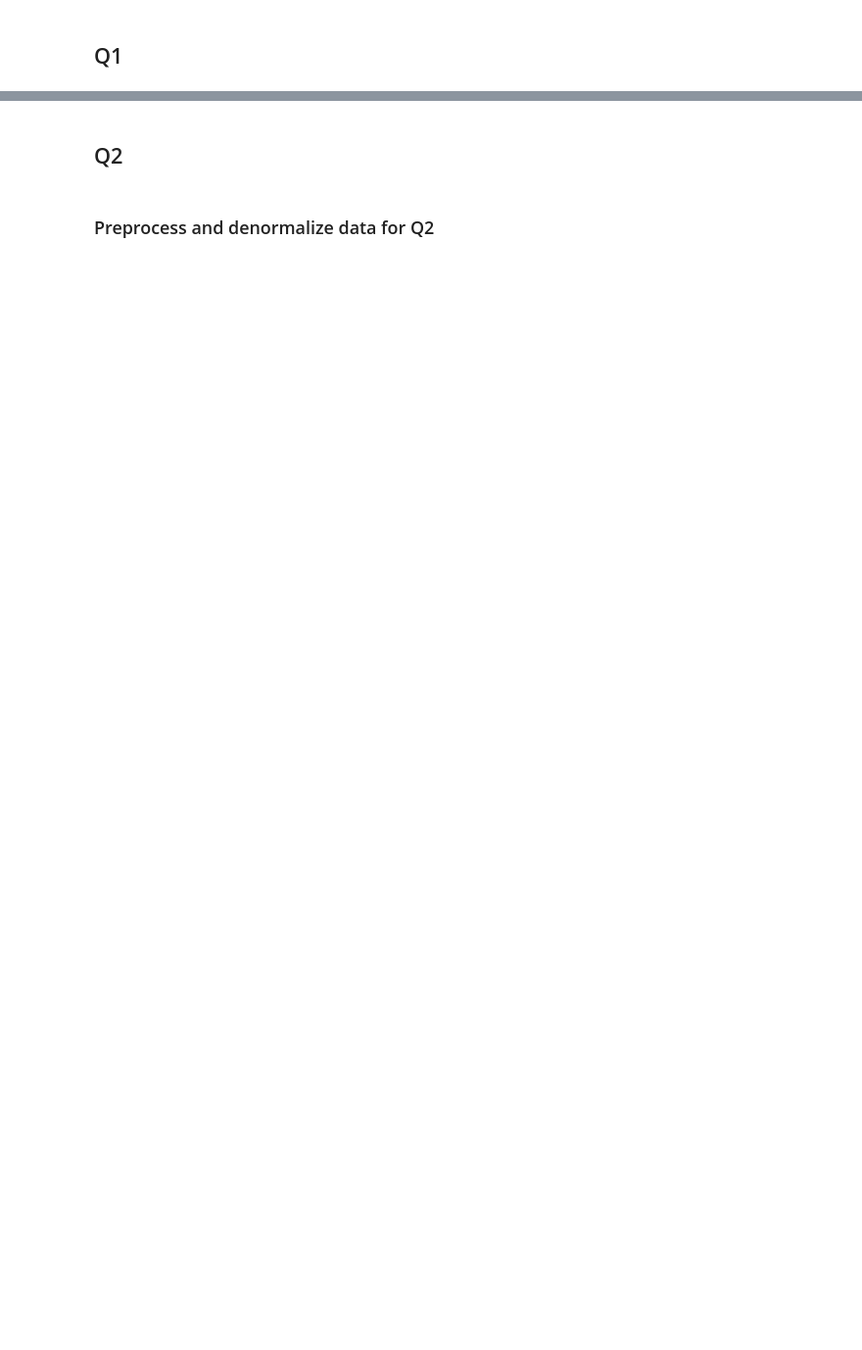
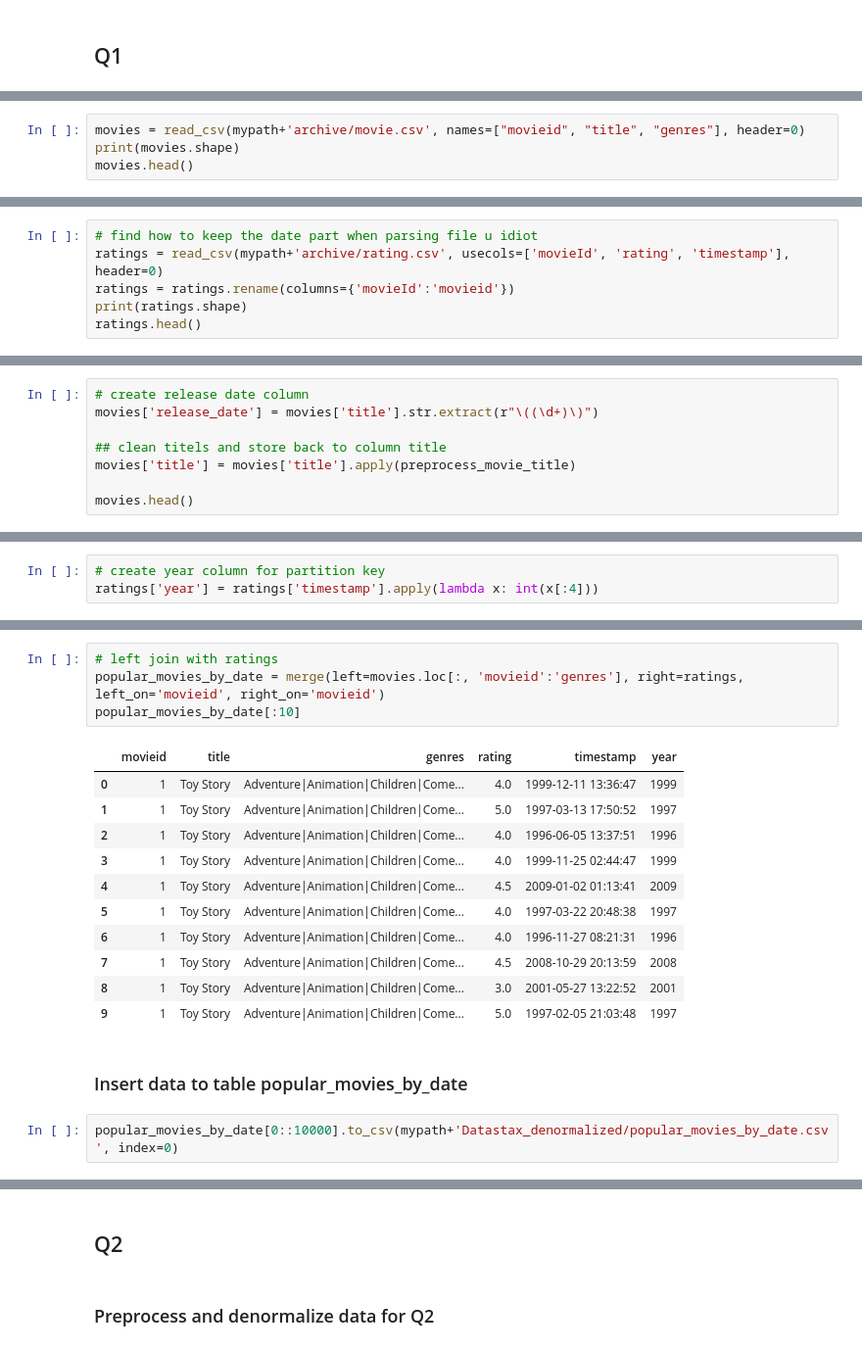
Before and after one commit to gkontogiannhs/Big-Data-Cassandra-Python, a Jupyter notebook: cassandra.ipynb, the cells around one changed output, grey strips where cells are left out. Shown: that part at 98% size. Drawn from its saved outputs; the diff is of its cells as text; blank space fills up the shorter version.

```diff
--- a/cassandra.ipynb
+++ b/cassandra.ipynb
@@ -91,0 +73,4 @@ def insert_into_movies_by_date(df, n):
+# %%
+movies = read_csv(mypath+'archive/movie.csv', names=["movieid", "title", "genres"], header=0)
+print(movies.shape)
+movies.head()
@@ -91,0 +85,6 @@ def insert_into_movies_by_date(df, n):
+# %%
+# find how to keep the date part when parsing file u idiot
+ratings = read_csv(mypath+'archive/rating.csv', usecols=['movieId', 'rating', 'timestamp'], header=0)
+ratings = ratings.rename(columns={'movieId':'movieid'})
+print(ratings.shape)
+ratings.head()
@@ -91,0 +99,8 @@ def insert_into_movies_by_date(df, n):
+# %%
+# create release date column
+movies['release_date'] = movies['title'].str.extract(r"\((\d+)\)")
+
+## clean titels and store back to column title
+movies['title'] = movies['title'].apply(preprocess_movie_title)
+
+movies.head()
@@ -91,0 +116,3 @@ def insert_into_movies_by_date(df, n):
+# %%
+# create year column for partition key
+ratings['year'] = ratings['timestamp'].apply(lambda x: int(x[:4]))
@@ -91,0 +134,20 @@ def insert_into_movies_by_date(df, n):
+# %%
+# left join with ratings
+popular_movies_by_date = merge(left=movies.loc[:, 'movieid':'genres'], right=ratings, left_on='movieid', right_on='movieid')
+popular_movies_by_date[:10]
+# %% [output]
+|  | movieid | title | genres | rating | timestamp | year |
+| 0 | 1 | Toy Story | Adventure|Animation|Children|Come... | 4.0 | 1999-12-11 13:36:47 | 1999 |
+| 1 | 1 | Toy Story | Adventure|Animation|Children|Come... | 5.0 | 1997-03-13 17:50:52 | 1997 |
+| 2 | 1 | Toy Story | Adventure|Animation|Children|Come... | 4.0 | 1996-06-05 13:37:51 | 1996 |
+| 3 | 1 | Toy Story | Adventure|Animation|Children|Come... | 4.0 | 1999-11-25 02:44:47 | 1999 |
+| 4 | 1 | Toy Story | Adventure|Animation|Children|Come... | 4.5 | 2009-01-02 01:13:41 | 2009 |
+| 5 | 1 | Toy Story | Adventure|Animation|Children|Come... | 4.0 | 1997-03-22 20:48:38 | 1997 |
+| 6 | 1 | Toy Story | Adventure|Animation|Children|Come... | 4.0 | 1996-11-27 08:21:31 | 1996 |
+| 7 | 1 | Toy Story | Adventure|Animation|Children|Come... | 4.5 | 2008-10-29 20:13:59 | 2008 |
+| 8 | 1 | Toy Story | Adventure|Animation|Children|Come... | 3.0 | 2001-05-27 13:22:52 | 2001 |
+| 9 | 1 | Toy Story | Adventure|Animation|Children|Come... | 5.0 | 1997-02-05 21:03:48 | 1997 |
+# %% [markdown]
+### Insert data to table popular_movies_by_date
+# %%
+popular_movies_by_date[0::10000].to_csv(mypath+'Datastax_denormalized/popular_movies_by_date.csv', index=0)
```
Also changed, not shown: parts of 51 cells of this notebook.
